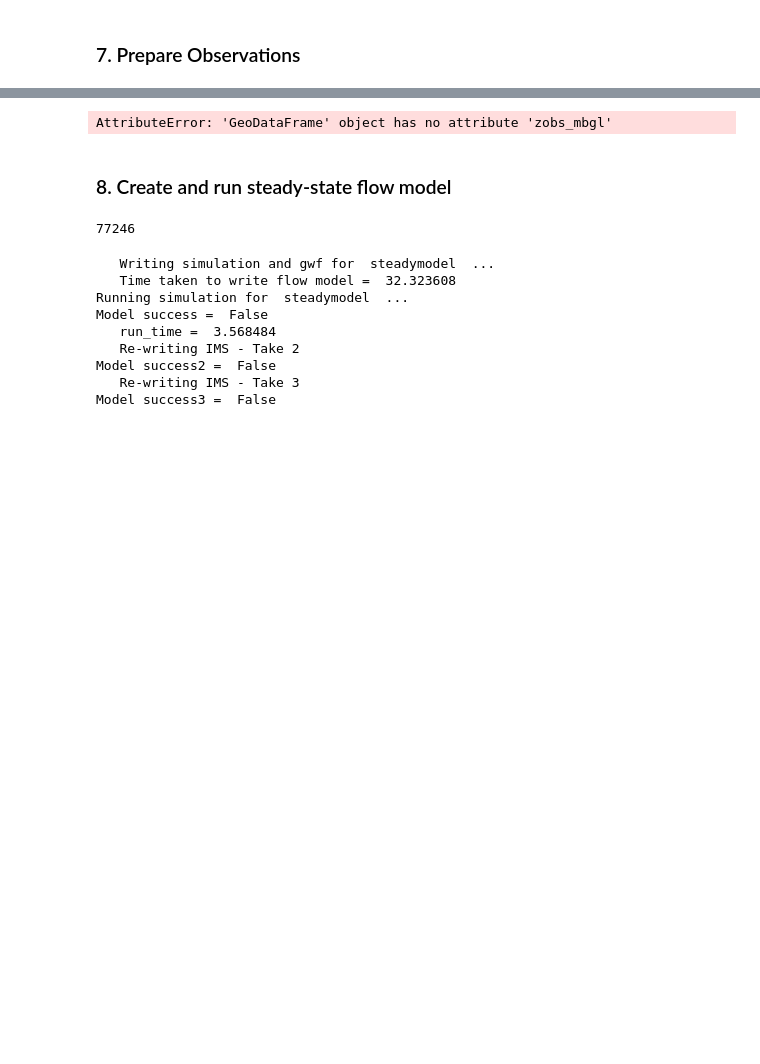
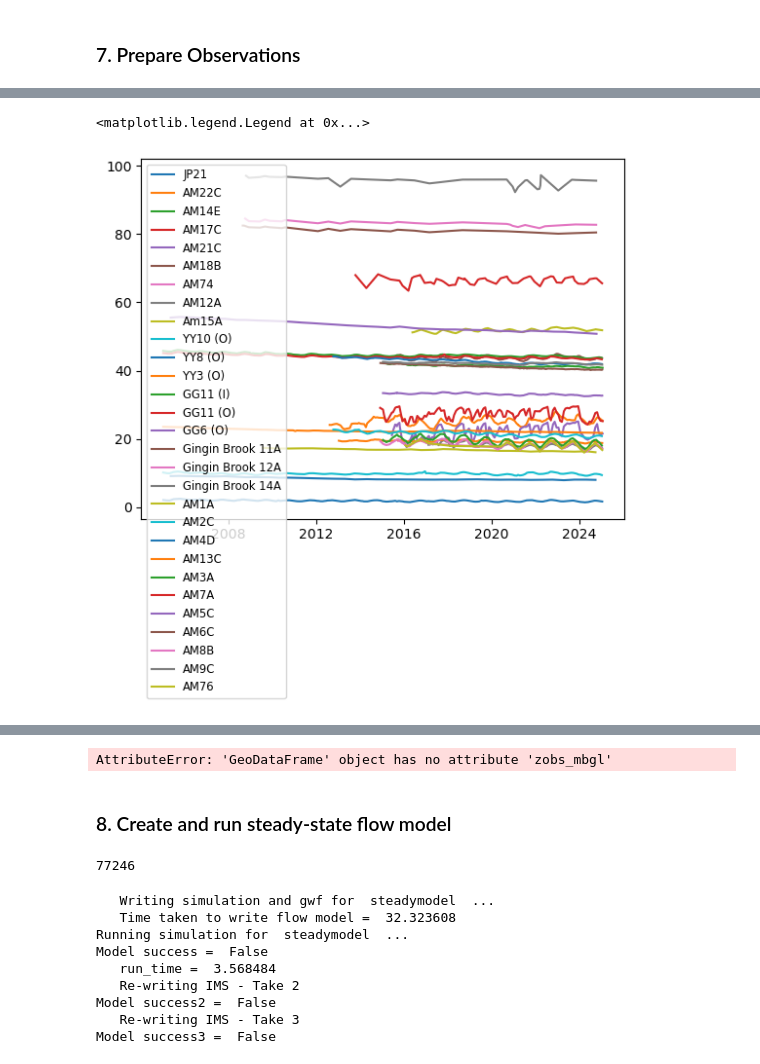
Before and after one commit to malvina-chmielarski/Otorowiri, a Jupyter notebook: scripts/main_script.ipynb, the cells around one changed output, grey strips where cells are left out. Cells and saved outputs as stored; diff of their text form; code cells hidden in the pictures; blank space fills up the shorter version.

Commit message:
updated main script

```diff
--- a/scripts/main_script.ipynb
+++ b/scripts/main_script.ipynb
@@ -360,0 +441,17 @@ data.process_wel(geomodel, mesh, spatial, wel_q, wel_qlay)
+# %%
+# Import water level data from WIR
+WL = pd.read_excel('../data/data_dwer/obs/170999/WaterLevelsDiscreteForSiteFlatFile.xlsx')
+
+# Filter based on date and variable name
+WL = WL[WL['Collect Date'] > '2005-01-01']
+start_date = '2005-01-01'
+filtered_df = WL[
+                (WL['Collect Date'] >= start_date) &
+                (WL['Variable Name'] == 'Water level (AHD) (m)')
+                ]
+
+# Add Site Short Name, screened aquifer to main df
+filtered_df = pd.merge(filtered_df, df, on='Site Ref', how='left')
+filtered_df = filtered_df[['Site Ref', 'Site Short Name', 'Collect Date', 'Aquifer Name', 'Reading Value', 'GL mAHD', 'Screen top', 'Screen bot']]
+
+filtered_df
@@ -360,0 +472,12 @@ data.process_wel(geomodel, mesh, spatial, wel_q, wel_qlay)
+# %%
+# Plot water levels - Leederville
+leed_df = filtered_df[filtered_df['Aquifer Name'] == 'Perth-Leederville']
+leed_bores = leed_df['Site Ref'].unique()
+
+for bore in leed_bores:
+    df = leed_df[leed_df['Site Ref'] == bore]
+    plt.plot(df['Collect Date'], df['Reading Value'], label = df['Site Short Name'].iloc[0])
+plt.legend(loc = 'upper left',fontsize = 'small', markerscale=0.5)
+# %% [output]
+<matplotlib.legend.Legend at 0x...>
+[figure, added]
```
Also changed, not shown: parts of 19 cells of this notebook, 1 other file.
